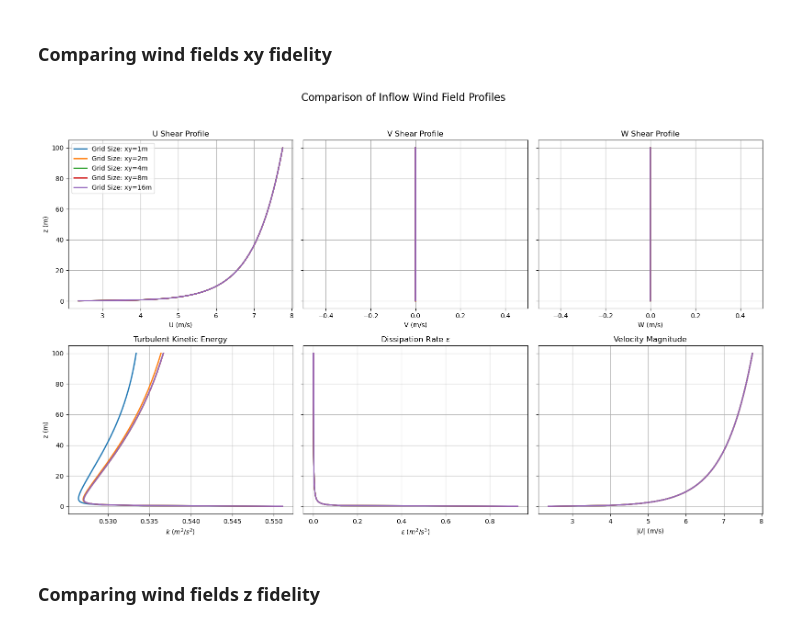
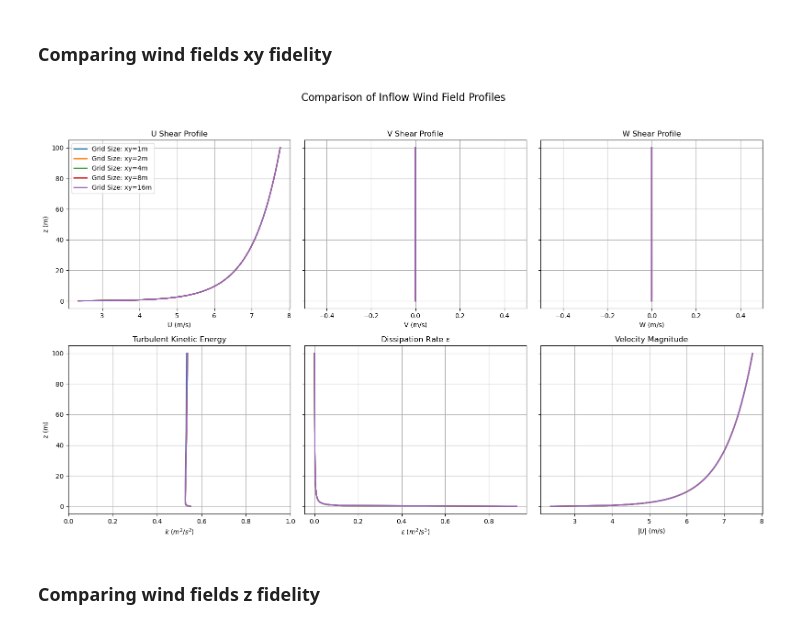
Before and after one commit to JacobManniche/Bachelor_legeplads, a Jupyter notebook: demos/wind field comparison.ipynb, the cells around one changed output. Cells and saved outputs as stored; diff of their text form; code cells hidden in the pictures.

```diff
--- a/demos/wind field comparison.ipynb
+++ b/demos/wind field comparison.ipynb
@@ -763,34 +763,35 @@ axs[0,0].set_xlabel('U (m/s)')
 axs[0,0].set_ylabel('z (m)')
 axs[0,0].legend()
 
 axs[0,1].set_title('V Shear Profile')
 axs[0,1].set_xlabel('V (m/s)')
 axs[0,1].set_xlim(-0.5, 0.5)
 
 axs[0,2].set_title('W Shear Profile')
 axs[0,2].set_xlabel('W (m/s)')
 axs[0,2].set_xlim(-0.5, 0.5)
 
 axs[1,0].set_title('Turbulent Kinetic Energy')
 axs[1,0].set_xlabel(r'$k$ ($m^2/s^2$)')
 axs[1,0].set_ylabel('z (m)')
+axs[1,0].set_xlim(0, 1)
 
 axs[1,1].set_title(r'Dissipation Rate $\varepsilon$')
 axs[1,1].set_xlabel(r'$\varepsilon$ ($m^2/s^3$)')
 
 axs[1,2].set_title('Velocity Magnitude')
 axs[1,2].set_xlabel(r'$|U|$ (m/s)')
 
 # Grid on all plots
 for ax in axs.flat:
     ax.grid(True)
 
 fig.suptitle('Comparison of Inflow Wind Field Profiles', fontsize=16)
 
 plt.tight_layout(rect=[0,0,1,0.95])
 plt.show()
 # %% [output]
-[figure, old version]
+[figure, new version]
 # %% [markdown]
 ### Comparing wind fields z fidelity
 # %%
```
Also changed, not shown: parts of 6 cells of this notebook, 1 other file.
